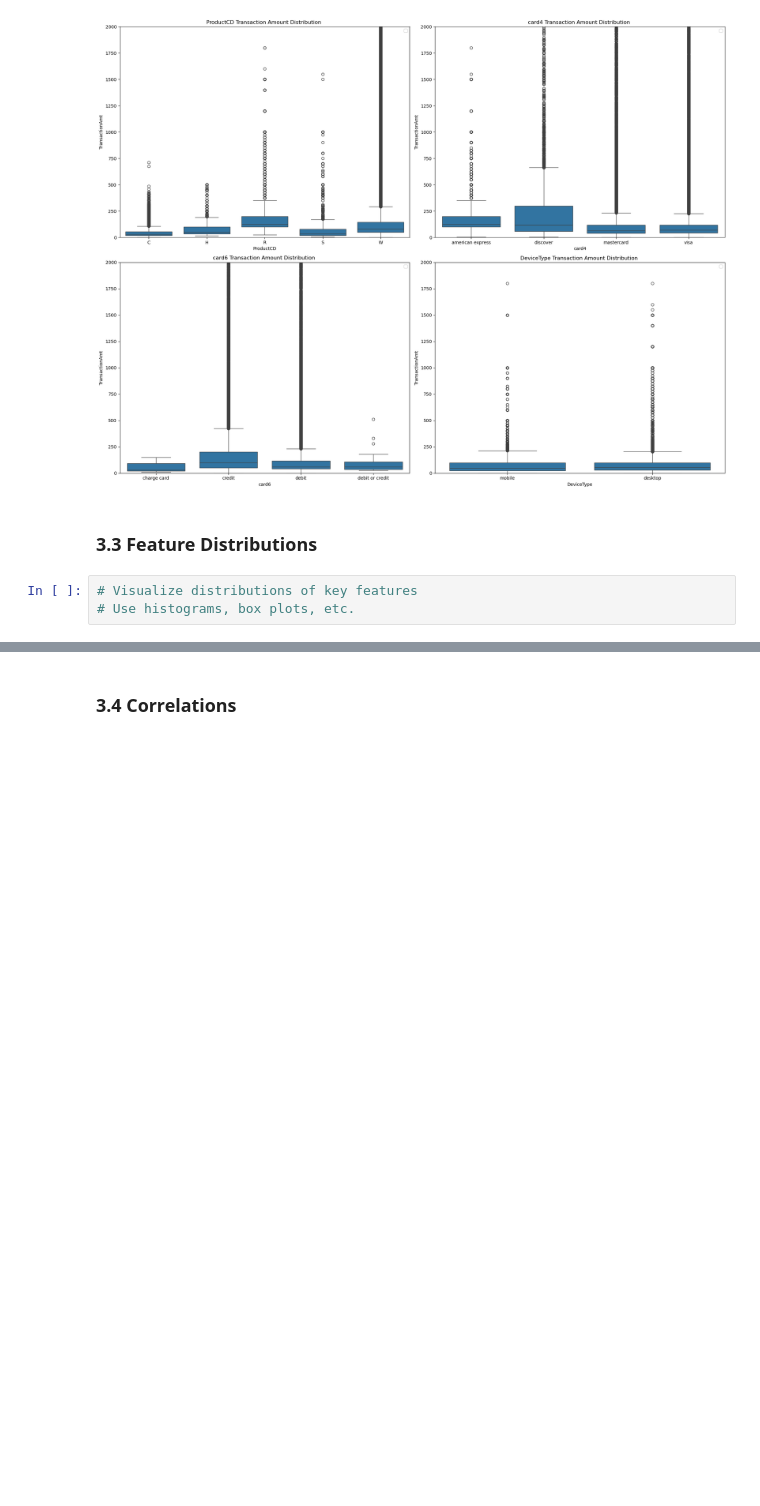
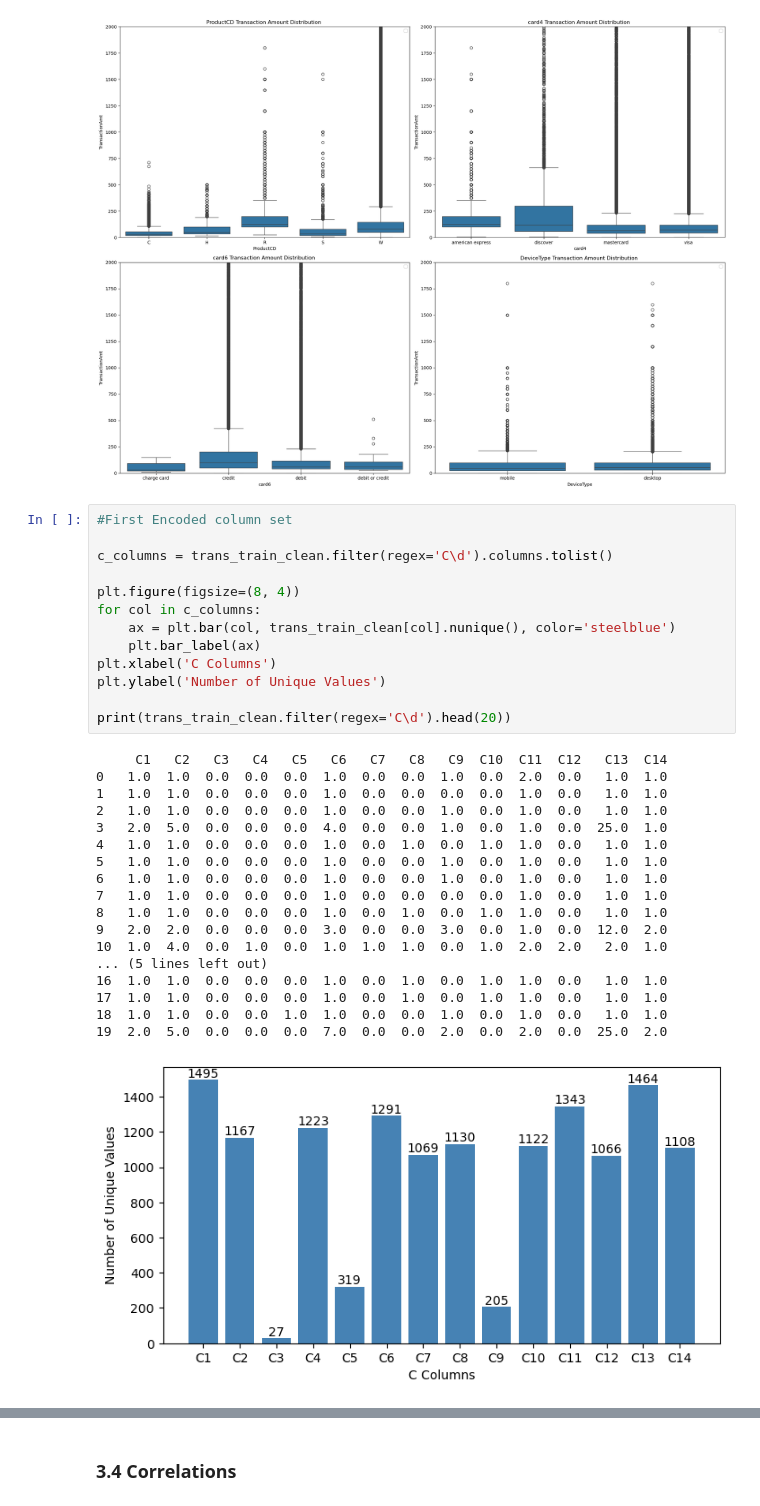
Before and after one commit to BenDuong/Bank-Fraud-Detection, a Jupyter notebook: capstone2_project_template.ipynb, the cells around one changed output, grey strips where cells are left out. Drawn from its saved outputs; the diff is of its cells as text; blank space fills up the shorter version.

```diff
--- a/capstone2_project_template.ipynb
+++ b/capstone2_project_template.ipynb
@@ -426,8 +455,35 @@ plt.tight_layout()
 plt.show()
 # %% [output]
 [figure]
-# %% [markdown]
-### 3.3 Feature Distributions
-# %%
-# Visualize distributions of key features
-# Use histograms, box plots, etc.
+# %%
+#First Encoded column set
+
+c_columns = trans_train_clean.filter(regex='C\d').columns.tolist()
+
+plt.figure(figsize=(8, 4))
+for col in c_columns:
+    ax = plt.bar(col, trans_train_clean[col].nunique(), color='steelblue')
+    plt.bar_label(ax)
+plt.xlabel('C Columns')
+plt.ylabel('Number of Unique Values')
+
+print(trans_train_clean.filter(regex='C\d').head(20))
+# %% [output]
+     C1   C2   C3   C4   C5   C6   C7   C8   C9  C10  C11  C12   C13  C14
+0   1.0  1.0  0.0  0.0  0.0  1.0  0.0  0.0  1.0  0.0  2.0  0.0   1.0  1.0
+1   1.0  1.0  0.0  0.0  0.0  1.0  0.0  0.0  0.0  0.0  1.0  0.0   1.0  1.0
+2   1.0  1.0  0.0  0.0  0.0  1.0  0.0  0.0  1.0  0.0  1.0  0.0   1.0  1.0
+3   2.0  5.0  0.0  0.0  0.0  4.0  0.0  0.0  1.0  0.0  1.0  0.0  25.0  1.0
+4   1.0  1.0  0.0  0.0  0.0  1.0  0.0  1.0  0.0  1.0  1.0  0.0   1.0  1.0
+5   1.0  1.0  0.0  0.0  0.0  1.0  0.0  0.0  1.0  0.0  1.0  0.0   1.0  1.0
+6   1.0  1.0  0.0  0.0  0.0  1.0  0.0  0.0  1.0  0.0  1.0  0.0   1.0  1.0
+7   1.0  1.0  0.0  0.0  0.0  1.0  0.0  0.0  0.0  0.0  1.0  0.0   1.0  1.0
+8   1.0  1.0  0.0  0.0  0.0  1.0  0.0  1.0  0.0  1.0  1.0  0.0   1.0  1.0
+9   2.0  2.0  0.0  0.0  0.0  3.0  0.0  0.0  3.0  0.0  1.0  0.0  12.0  2.0
+10  1.0  4.0  0.0  1.0  0.0  1.0  1.0  1.0  0.0  1.0  2.0  2.0   2.0  1.0
+... (5 lines left out)
+16  1.0  1.0  0.0  0.0  0.0  1.0  0.0  1.0  0.0  1.0  1.0  0.0   1.0  1.0
+17  1.0  1.0  0.0  0.0  0.0  1.0  0.0  1.0  0.0  1.0  1.0  0.0   1.0  1.0
+18  1.0  1.0  0.0  0.0  1.0  1.0  0.0  0.0  1.0  0.0  1.0  0.0   1.0  1.0
+19  2.0  5.0  0.0  0.0  0.0  7.0  0.0  0.0  2.0  0.0  2.0  0.0  25.0  2.0
+[figure, added]
```
Also changed, not shown: parts of 26 cells of this notebook.
